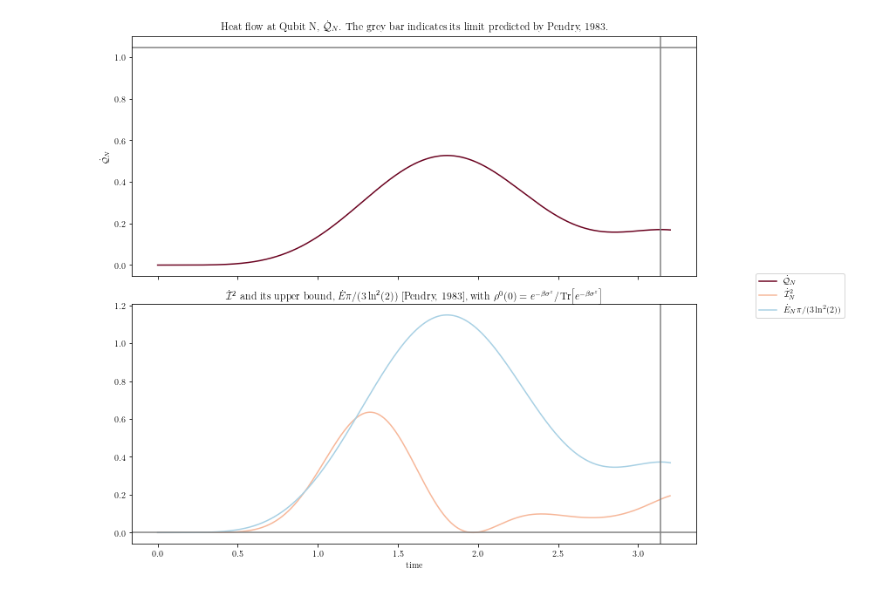
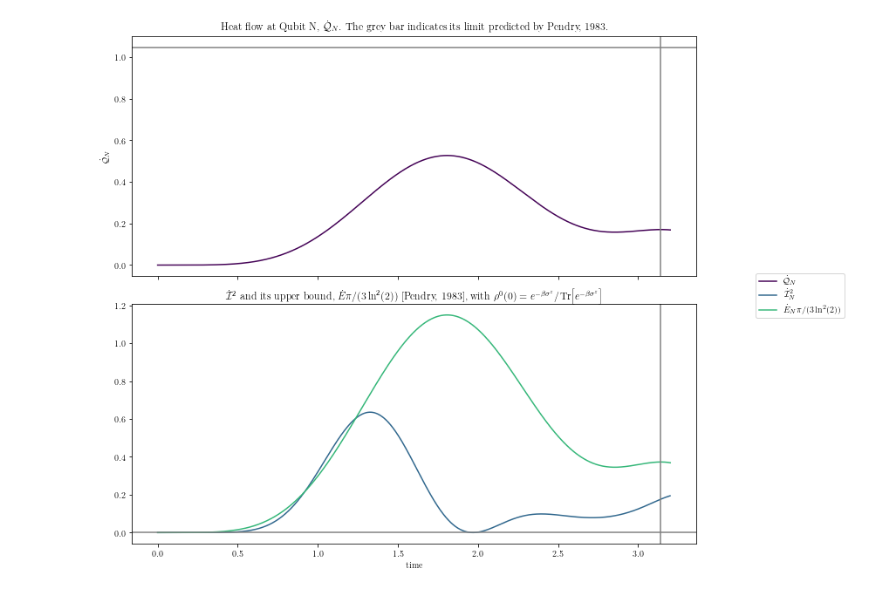
Before and after one commit to eddie0809/BachelorRepository, a Jupyter notebook: dings.ipynb, the cells around one changed output. Drawn from its saved outputs; the diff is of its cells as text; code cells hidden in the pictures.

```diff
--- a/dings.ipynb
+++ b/dings.ipynb
@@ -105,23 +105,23 @@ myInfoflow2 = [myInfoflow[n]**2 for n in range(len(myInfoflow))]
 # %%
 ## plots
 #
 
 fig, (ax2, ax3) = plt.subplots(2,1,sharex=True, figsize=(12,9))
-cmap = mpl.cm.get_cmap('RdBu')
+cmap = mpl.cm.get_cmap()
 
 ax3.plot(t[:-1], myInfoflow2, color=cmap(1/3), label="$\dot{\mathcal{I}}_N^2$")
 ax3.plot(t, myHeatlim, color = cmap(2/3), label="$\dot{E}_N\pi/(3\ln^2(2))$")
 ax2.plot(t, myHeatflow, color = cmap(1), label="$\dot{\mathcal{Q}}_N$")
 ax3.set_xlabel("time")
 ax2.set_ylabel("$\dot{\mathcal{Q}}_N$")
 ax2.set_title(r"Heat flow at Qubit N, $\dot{\mathcal{Q}}_N$. The grey bar indicates its limit predicted by Pendry, 1983.")
 ax3.set_title("$\dot{\mathcal{I}}^2$ and its upper bound, $\dot{E}\pi/(3\ln^2(2))$ [Pendry, 1983], with $\\rho^0(0) = e^{-\\beta\sigma^z}/\Tr[e^{-\\beta\sigma^z}]$")
 ax2.axhline(np.pi/3 /(beta**2),color='grey')
 ax3.axhline(0,color='grey')
 ax2.axvline(np.pi,color='grey')
 ax3.axvline(np.pi,color='grey')
 fig.legend(loc=7)
 fig.tight_layout()
 fig.subplots_adjust(right=0.8)
 # %% [output]
-[figure, old version]
+[figure, new version]
```
